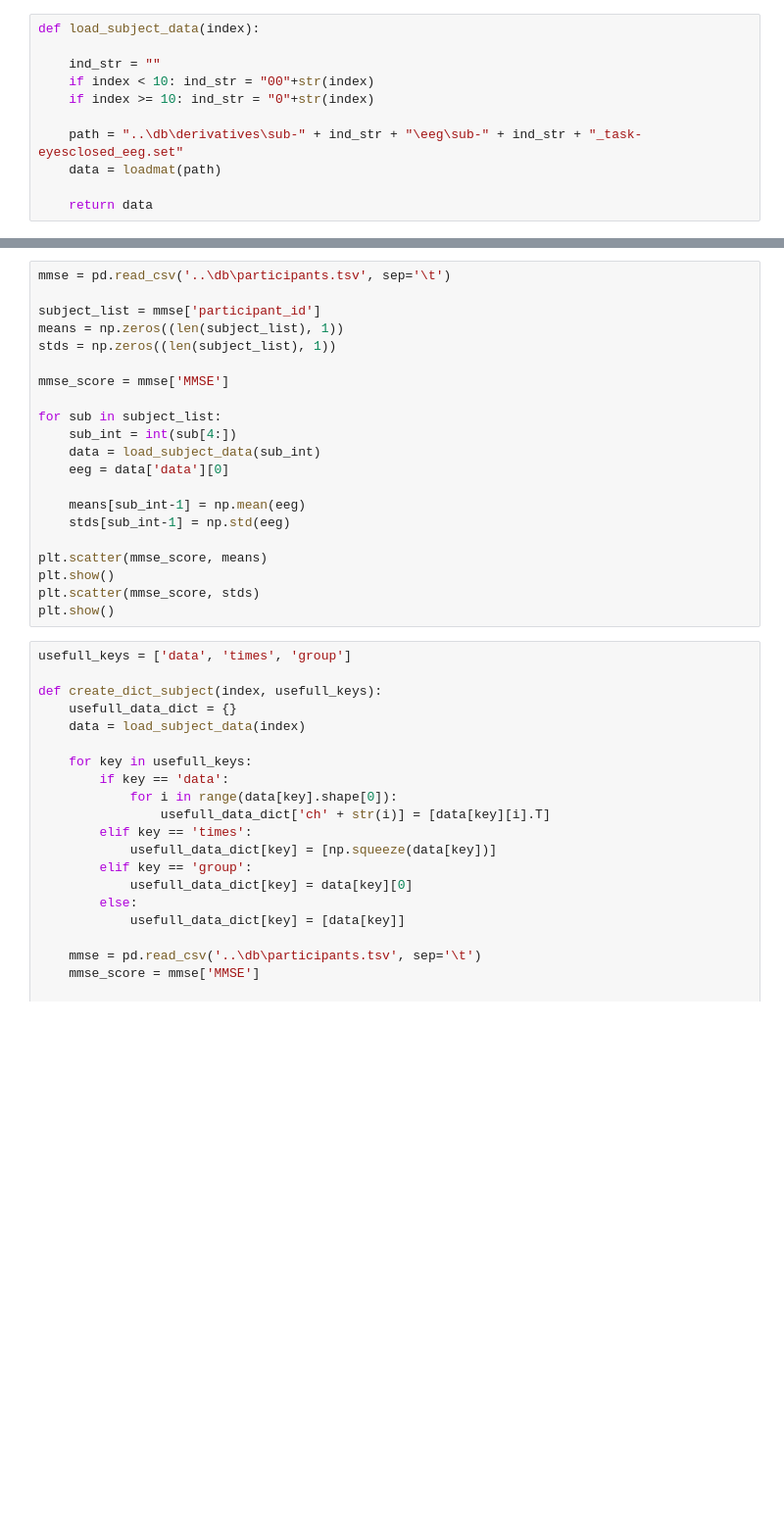
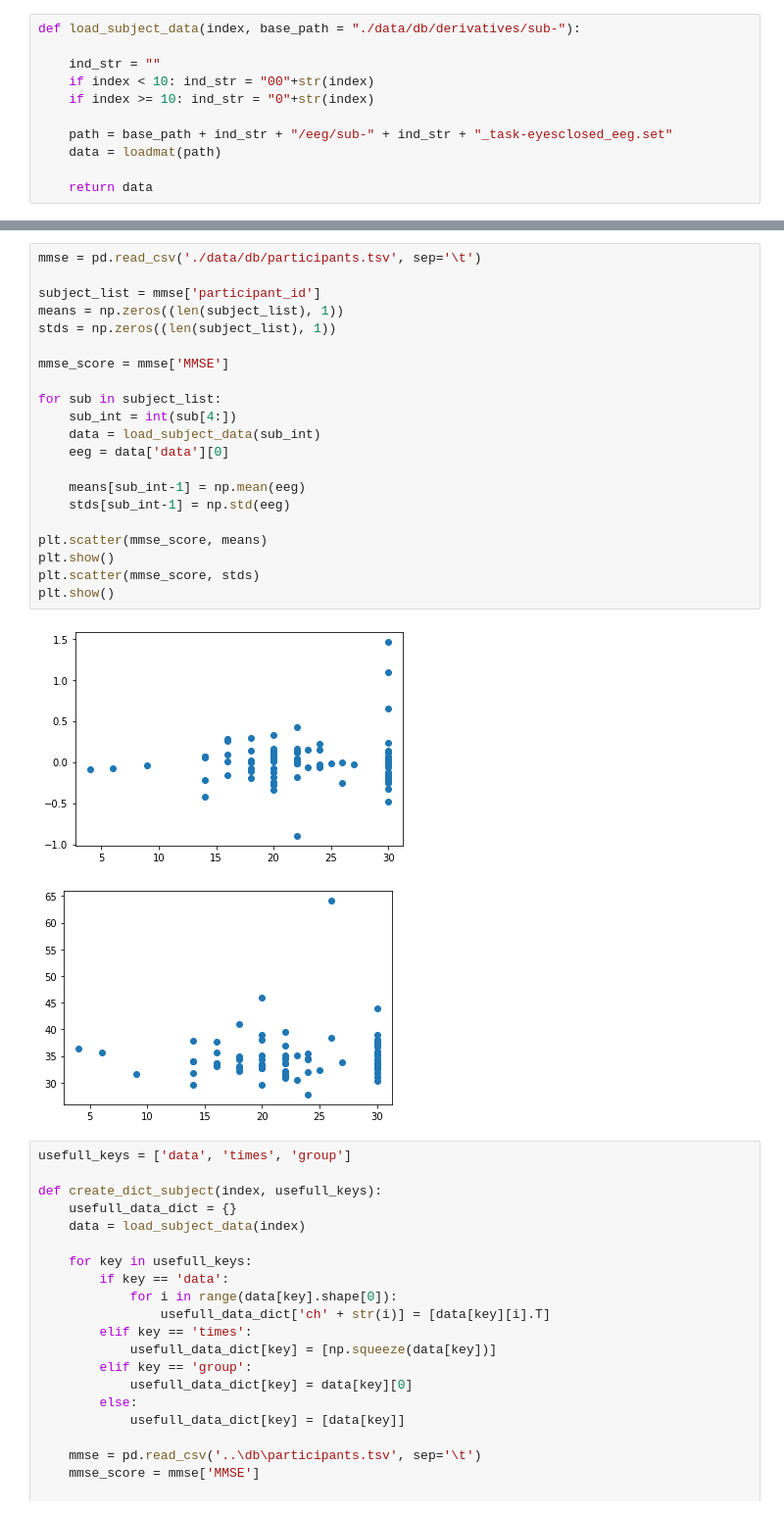
Before and after one commit to strajdzsha/EEG-classification, a Jupyter notebook: dataset_loading.ipynb, the cells around one changed output, grey strips where cells are left out. Shown: that part at 98% size. Saved outputs shown, nothing was run; the diff lists cells and outputs as text; blank space fills up the shorter version.

```diff
--- a/dataset_loading.ipynb
+++ b/dataset_loading.ipynb
@@ -6,11 +8,11 @@ import numpy as np
 # %%
-def load_subject_data(index):
+def load_subject_data(index, base_path = "./data/db/derivatives/sub-"):
 
     ind_str = ""
     if index < 10: ind_str = "00"+str(index)
     if index >= 10: ind_str = "0"+str(index)
 
-    path = "..\db\derivatives\sub-" + ind_str + "\eeg\sub-" + ind_str + "_task-eyesclosed_eeg.set"
+    path = base_path + ind_str + "/eeg/sub-" + ind_str + "_task-eyesclosed_eeg.set"
     data = loadmat(path)
 
     return data
@@ -32,24 +61,27 @@ plot_sub_data(data, window)
 # %%
-mmse = pd.read_csv('..\db\participants.tsv', sep='\t')
+mmse = pd.read_csv('./data/db/participants.tsv', sep='\t')
 
 subject_list = mmse['participant_id']
 means = np.zeros((len(subject_list), 1))
 stds = np.zeros((len(subject_list), 1))
 
 mmse_score = mmse['MMSE']
 
 for sub in subject_list:
     sub_int = int(sub[4:])
     data = load_subject_data(sub_int)
     eeg = data['data'][0]
 
     means[sub_int-1] = np.mean(eeg)
     stds[sub_int-1] = np.std(eeg)
 
 plt.scatter(mmse_score, means)
 plt.show()
 plt.scatter(mmse_score, stds)
 plt.show()
+# %% [output]
+[figure, added]
+[figure, added]
 # %%
 usefull_keys = ['data', 'times', 'group']
 
```
Also changed, not shown: parts of 5 cells of this notebook.
